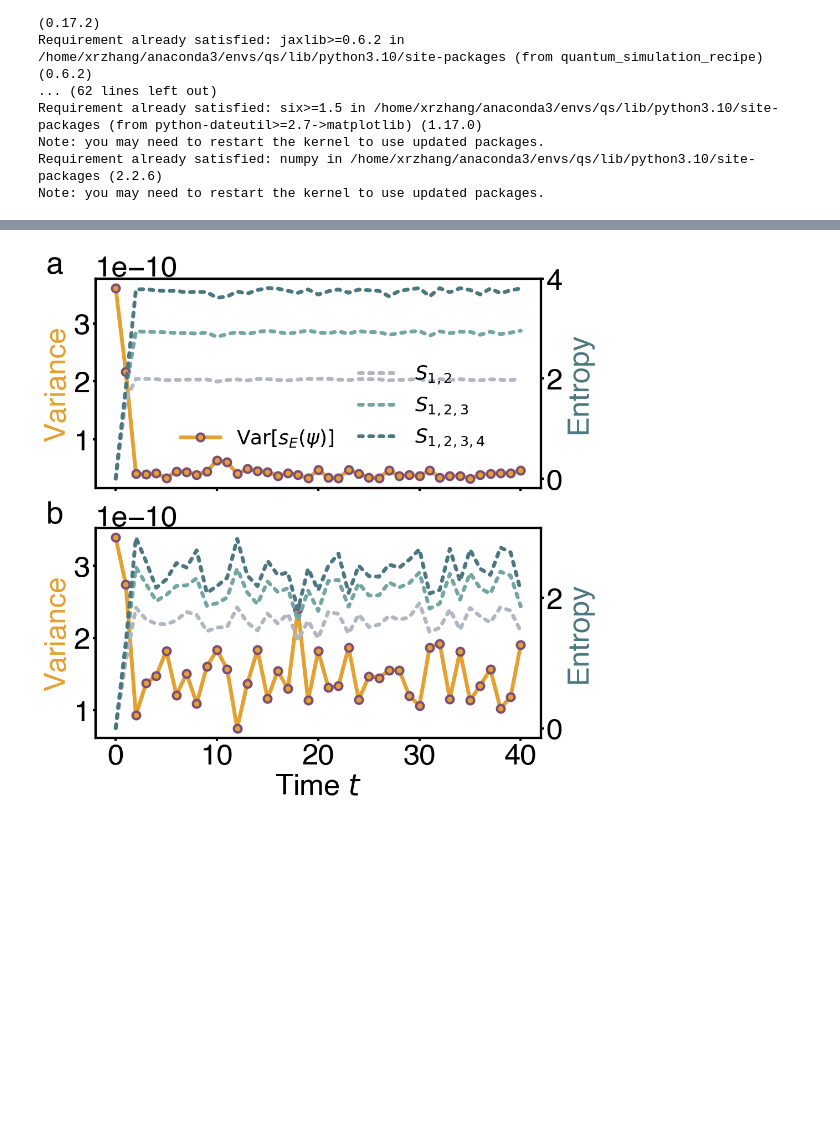
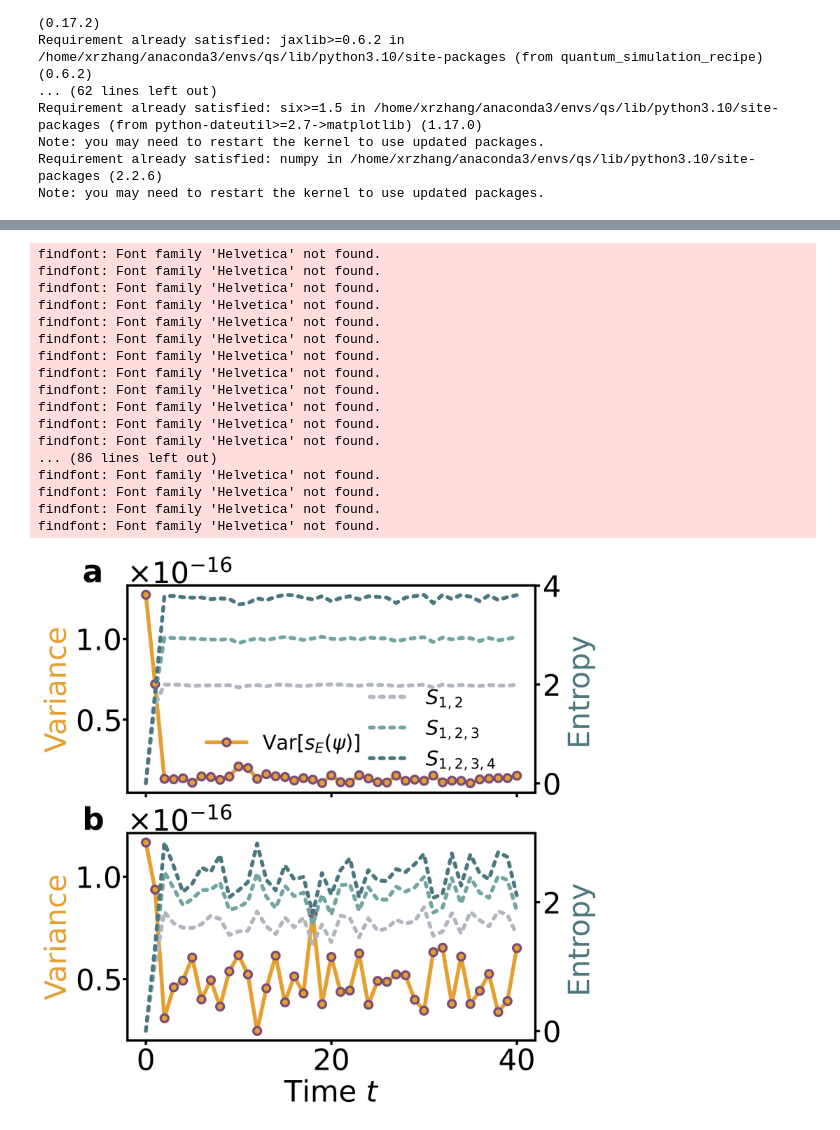
Before and after one commit to Xran-ZH/Quantum-Resource-and-Quantum-Simulation, a Jupyter notebook: kurtosis.ipynb, the cells around one changed output, grey strips where cells are left out. Drawn from its saved outputs; the diff is of its cells as text; code cells hidden in the pictures; blank space fills up the shorter version.

Commit message:
error->error^2

```diff
--- a/kurtosis.ipynb
+++ b/kurtosis.ipynb
@@ -29,6 +29,8 @@ Note: you may need to restart the kernel to use updated packages.
 from qiskit import QuantumCircuit
 from qiskit.quantum_info import Statevector, random_clifford, Pauli, Operator, partial_trace, entropy
 import numpy as np
+import matplotlib.pyplot as plt
+import matplotlib as mpl
 from quantum_simulation_recipe.spin import Nearest_Neighbour_1d
 from quantum_simulation_recipe.trotter import *
 from quantum_simulation_recipe.bounds import norm, tight_bound, commutator
@@ -55,6 +57,7 @@ for i, st in enumerate(s_anti):
 moments_anti = []
 for j, st0 in enumerate(states_anti):
     errors = np.load(f"./vardata/antient_{j}.npy")
+    errors = np.power(errors, 2)
     av = np.average(errors)
     errors = errors - av
     moments_anti.append(np.average(np.power(errors, 2)))
@@ -69,6 +72,7 @@ for i, st in enumerate(s_ent):
 moments_ent = []
 for j, st0 in enumerate(states_ent):
     errors = np.load(f"./vardata/ent_{j}.npy")
+    errors = np.power(errors, 2)
     av = np.average(errors)
     errors = errors - av
     moments_ent.append(np.average(np.power(errors, 2)))
@@ -79,12 +83,13 @@ ls = 38
 ws = 38
 # plt.rc('text', usetex=True)
 # plt.rc('font', family='sans-serif')
-mpl.rcParams['font.family'] = ['Helvetica', 'sans-serif']
+# plt.rcParams["font.family"] = ["Times New Roman"]
 
 set_fontsize(linewidth=3)
 
-# plt.rcParams["font.family"] = ["Times New Roman"]
+
 colors = ['#E4A031', '#D68438', '#C76B60', '#B55384', '#7C4D77', '#474769',
           '#B2B6C1', '#73A5A2', '#4C7780', '#F6E2C1', '#F3DBC1', '#D6E2E2',
           '#F0EFED', '#E3BBED', '#26445E']
 x = list(range(depth + 1))
+print(mpl.matplotlib_fname())
@@ -91,5 +98,4 @@ x = list(range(depth + 1))
 # %%
-mpl.rcParams['font.family'] = ['Helvetica', 'sans-serif']
 # Create figure with two subplots side by side
 fig, (ax1_right, ax1_left) = plt.subplots(2, 1, figsize=(10, 10), layout='constrained',sharex=True)
 
@@ -99,7 +105,7 @@ ax1_left.set_ylabel(r"Variance", fontdict=fontprops, color=colors[0])
 ax1_left.plot(x, moments_anti, label=rf'$\text{{Var}}[s_E(\psi)]$', color=colors[0],
               marker="o", markerfacecolor=colors[0], markeredgecolor=colors[4],
               markersize=10, linestyle="-", markeredgewidth=3, linewidth=5)
-ax1_left.ticklabel_format(style='sci', axis='y', scilimits=(-2, 2))
+ax1_left.ticklabel_format(style='sci', axis='y', scilimits=(-2, 2),useMathText=True)
 ax1_left.tick_params(axis='y', labelsize=ls, which='both')
 ax1_left.tick_params(axis='x', labelsize=ls)
 offset_text_left = ax1_left.yaxis.get_offset_text()
@@ -122,7 +128,7 @@ ax1_right.set_ylabel(r"Variance", fontdict=fontprops, color=colors[0])
 ax1_right.plot(x, moments_ent, label=rf'$\text{{Var}}[s_E(\psi)]$', color=colors[0],
                marker="o", markerfacecolor=colors[0], markeredgecolor=colors[4],
                markersize=10, linestyle="-", markeredgewidth=3, linewidth=5)
-ax1_right.ticklabel_format(style='sci', axis='y', scilimits=(-2, 2))
+ax1_right.ticklabel_format(style='sci', axis='y', scilimits=(-2, 2),useMathText=True)
 ax1_right.tick_params(axis='y', labelsize=ls, which='both')
 ax1_right.tick_params(axis='x', labelsize=ls)
 offset_text_right = ax1_right.yaxis.get_offset_text()
@@ -130,35 +136,52 @@ offset_text_right.set_fontsize(ls)
 # ax1_right.set_title(r"(b) Typical", fontdict=fontprops, pad=20)
 
 ax2_right = ax1_right.twinx()
 # move the ylabel to the top of the axis
 ax2_right.set_ylabel(r"Entropy", fontdict=fontprops, color=colors[8])
 ax2_left.set_ylabel(r"Entropy", fontdict=fontprops, color=colors[8])
 # ax2_right.set_ylabel(r"Entropy", fontdict=fontprops, color=colors[8], rotation=0, ha='left', va='bottom')
 # ax2_right.yaxis.set_label_coords(0.75, 1.02)
 # ax2_left.set_ylabel(r"Entropy", fontdict=fontprops, color=colors[8], rotation=0, ha='left', va='bottom')
 # ax2_left.yaxis.set_label_coords(0.75, 1.02)
 for j, m in enumerate(part):
     y = np.load(f"./vardata/part{m}typical.npy")
     ax2_right.plot(x, y, label=labels[j], color=colors[m+4],
                    linestyle="dotted", linewidth=5)
 ax2_right.tick_params(axis='y', which='major', labelsize=ls)
 
 # Optional: Add a shared legend
 # lines1, labels1 = ax1_left.get_legend_handles_labels()
 # lines2, labels2 = ax2_left.get_legend_handles_labels()
 # fig.legend(lines1 + lines2, labels1 + labels2, loc='upper center',
 #            bbox_to_anchor=(0.3, 0.56), fontsize=22)
 ax1_right.legend(loc='lower left', bbox_to_anchor=(0.15, 0.10), fontsize=26, framealpha=0)
-ax2_right.legend(loc='lower left', bbox_to_anchor=(0.55, 0.10), fontsize=26, framealpha=0)
+ax2_right.legend(loc='lower left', bbox_to_anchor=(0.55, 0.02), fontsize=26, framealpha=0)
 # fig.legend(lines1 + lines2, labels1 + labels2, loc='upper center',
 #            bbox_to_anchor=(0.5, 1.02), ncol=4, fontsize=24)
 
 for ax, label in zip([ax1_right, ax1_left], ['a', 'b']):
     ax.text(-0.11, 1.13, label, transform=ax.transAxes, fontsize=40, va='top', weight='bold')
 
 plt.savefig('en_combined.pdf', bbox_inches='tight', dpi=200, pad_inches=0.1, transparent=True)
 # %% [output]
+findfont: Font family 'Helvetica' not found.
+findfont: Font family 'Helvetica' not found.
+findfont: Font family 'Helvetica' not found.
+findfont: Font family 'Helvetica' not found.
+findfont: Font family 'Helvetica' not found.
+findfont: Font family 'Helvetica' not found.
+findfont: Font family 'Helvetica' not found.
+findfont: Font family 'Helvetica' not found.
+findfont: Font family 'Helvetica' not found.
+findfont: Font family 'Helvetica' not found.
+findfont: Font family 'Helvetica' not found.
+findfont: Font family 'Helvetica' not found.
+... (86 lines left out)
+findfont: Font family 'Helvetica' not found.
+findfont: Font family 'Helvetica' not found.
+findfont: Font family 'Helvetica' not found.
+findfont: Font family 'Helvetica' not found.
-[figure, old version]
+[figure, new version]
 # %%
 import numpy as np
 import matplotlib.pyplot as plt
```
Also changed, not shown: parts of 4 cells of this notebook, 4 other files.
